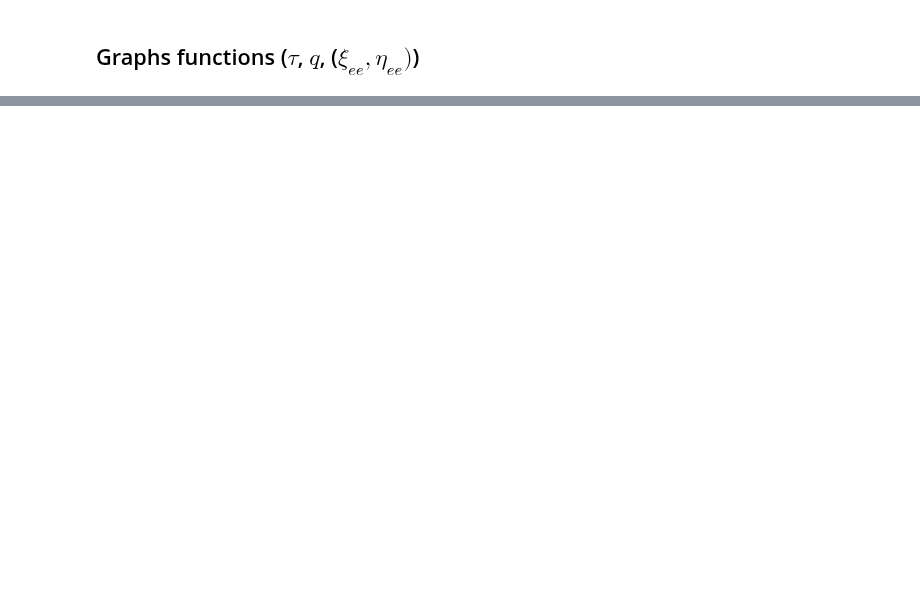
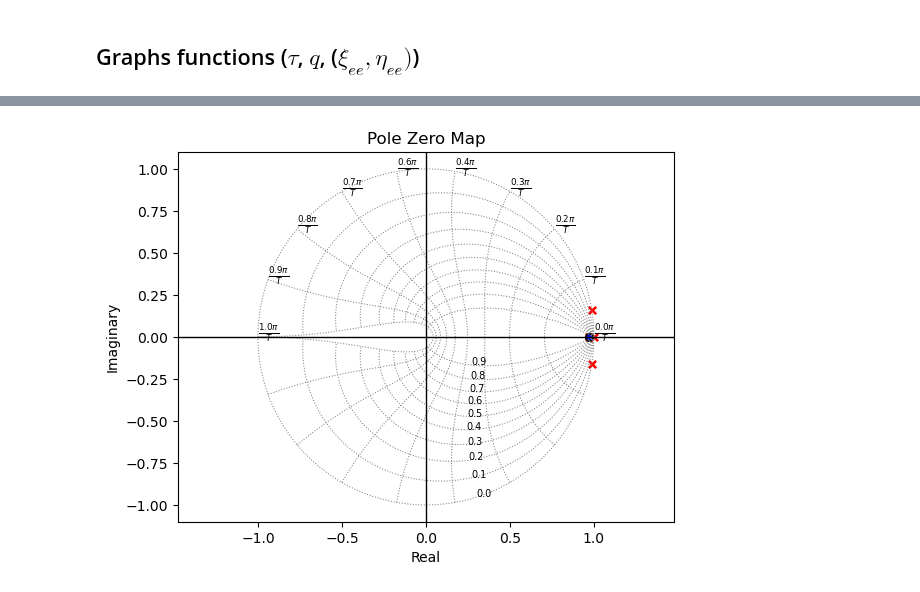
Before and after one commit to Betancourt20/Pinocchio_examples, a Jupyter notebook: ImpedanceControl_qdot_ref_analysis.ipynb, the cells around one changed output, grey strips where cells are left out. Drawn from its saved outputs; the diff is of its cells as text; code cells hidden in the pictures; blank space fills up the shorter version.

```diff
--- a/ImpedanceControl_qdot_ref_analysis.ipynb
+++ b/ImpedanceControl_qdot_ref_analysis.ipynb
@@ -450,5 +531,5 @@ graphs_pose(t_list, pose_list, pose_des_list)
 # %%
-qn =np.array([0, 2.9, 1.3, -2.07, 1.4,0]) # Natural position as in the real case
+qn = np.array([0, 2.9, 1.3, -2.07, 1.4,0]) # Natural position as in the real case
 qdot = pin.utils.zero(model.nv) # this is the angular velocity
 a = pin.utils.zero(model.nv) # angular acceleration
 
@@ -461,32 +542,34 @@ J= pin.getFrameJacobian(model,data,frameIndex,pin.LOCAL_WORLD_ALIGNED)
 J_inv = np.linalg.pinv(J)
 dJ = pin.computeJointJacobiansTimeVariation(model,data,qn,qdot)
 
-d1 =20; d2 =20;  d3 =20; d4 =0.85; d5 =0.85;  d6 =0.85
+ts=0.01
+
+
+d1 =1000; d2 =1000;  d3 =1000; d4 =0.85; d5 =0.85;  d6 =0.85
 ds = np.array([d1, d2, d3])
 Dd = np.diag(ds) #  Damper Matrix
 
-md1 =10; md2 =10;  md3 =10; md4 =0.21; md5 =0.21;  md6 =0.21
+
+md1 =ts*d1; md2 =ts*d2;  md3 =ts*d3; md4 =0.21; md5 =0.21;  md6 =0.21
 mds = np.array([md1, md2, md3])
 Md = np.diag(mds) # Mass Matrix
 Md_inv = np.linalg.pinv(Md)
 
 Jl = J[:3]
 dJl = dJ[:3]
-Jl_inv = np.linalg.pinv(Jl)
-PI = Jl_inv@Md_inv@Dd@Jl
-PHI = Jl_inv@Md_inv
-GAMMA = Jl_inv@Md_inv@dJl
+J_inv = np.linalg.pinv(Jl)
+PI = J_inv@Md_inv@Dd@Jl
+PHI = J_inv@Md_inv
+GAMMA = J_inv@Md_inv@dJl
 Ad = 0.9737
 Bd = 0.0263
 Cd = 1
 I = np.identity(6)
-II = np.identity(3)
 o = (6,3)
 oo= (6,6)
 O = np.zeros(o)
 OO = np.zeros(oo)
 
-ts=0.01
 
 Ak_11 = I*Ad
 Ak_12 = I*Bd
@@ -501,11 +584,9 @@ Dk = O
 sys_k =ct.ss(Ak,Bk,Ck,Dk)
 P= ct.pole(sys_k);
 Z= ct.zero(sys_k);
-#w,v=eig(Ak)
-#print('E-value:', w)
-#mprint(PI)
-#np.shape(Bk)
-#print('E-vector', v)
-#mprint(PHI)
-#print(P)
-#np.shape(Dk)
+
+# for i in range(len(P)):
+#     if(P[i]== np.isreal(P[i])):
+#         P[i]= P[i]
+#     else:
+#         P[i]= np.linalg.norm(P[i])
@@ -519,0 +593,5 @@ PP,ZZ =ct.pzmap(sys_k, plot=True, grid=True)
+# %%
+pzmap(P,Z)
+plt.show()
+# %% [output]
+[figure, added]
```
Also changed, not shown: parts of 10 cells of this notebook, 1 other file.
